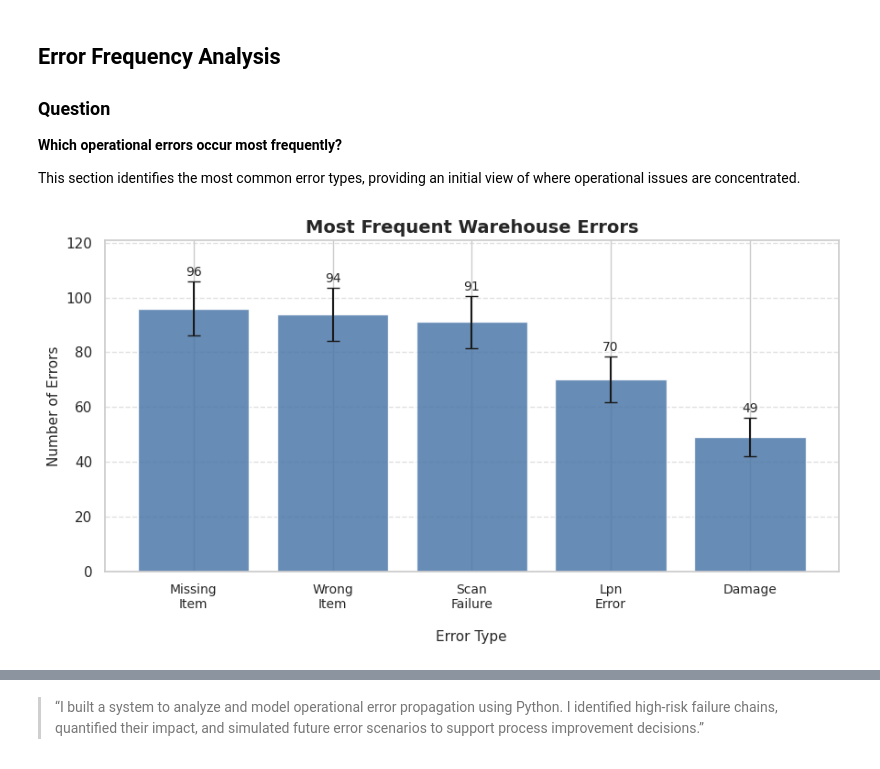
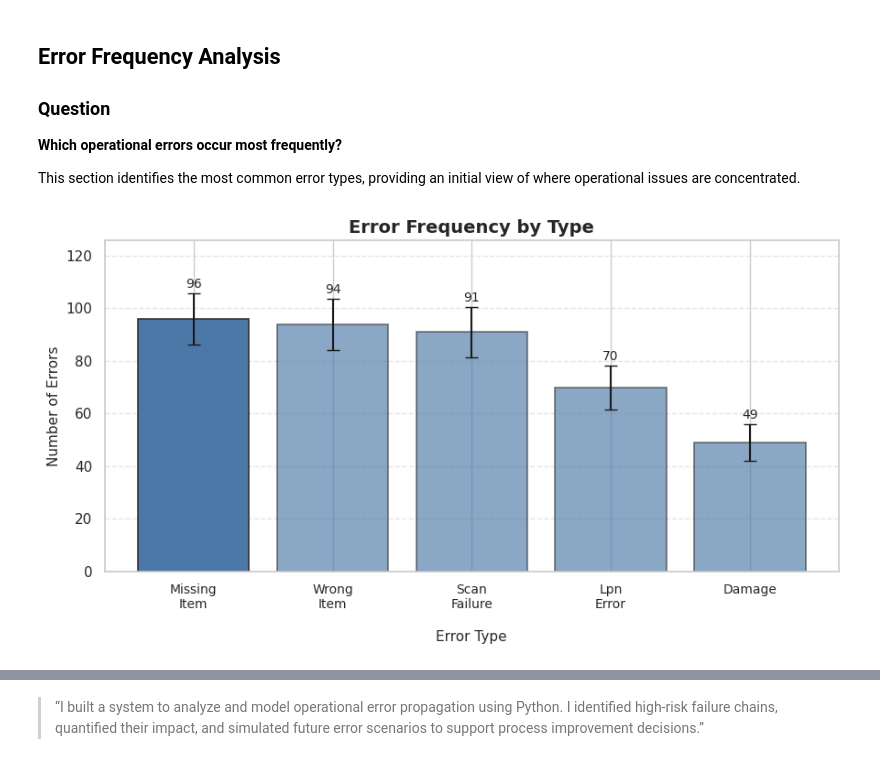
Before and after one commit to aesquivel94/operational-error-analyzer, a Jupyter notebook: warehouse_operational_error_analysis.ipynb, the cells around one changed output, grey strips where cells are left out. Cells and saved outputs as stored; diff of their text form; code cells hidden in the pictures.

```diff
--- a/warehouse_operational_error_analysis.ipynb
+++ b/warehouse_operational_error_analysis.ipynb
@@ -308,8 +303,8 @@ To ensure consistency, missing values in these fields were replaced with 0, repr
 
 This preprocessing step ensures that the dataset is complete and reliable for further analysis and modeling.
 # %%
-df["error_cost"] = df["error_cost"].fillna(0)
-df["risk_score"] = df["risk_score"].fillna(0)
+#df["error_cost"] = df["error_cost"].fillna(0)
+#df["risk_score"] = df["risk_score"].fillna(0)
 # %% [markdown]
 ## Error Frequency Analysis
 
@@ -320,6 +315,7 @@ This section identifies the most common error types, providing an initial view o
 # %%
 error_counts = df["error_type"].value_counts()
 
+# Format category labels for readability
 def format_label(text):
     words = text.replace("_", " ").title().split()
 
@@ -328,38 +324,56 @@ def format_label(text):
 
     return "\n".join(words)
 
 labels = [format_label(x) for x in error_counts.index]
+
+# Approximate variability for visual context
 error = np.sqrt(error_counts.values)
 
 plt.figure(figsize=(9, 5))
 
 bars = plt.bar(
     labels,
     error_counts.values,
     yerr=error,
     capsize=5,
-    color="#4C78A8",   # colorblind-friendly blue
-    alpha=0.85
+    color="#4C78A8",   # colorblind-friendly palette
+    alpha=0.85,
+    edgecolor="#333333",
+    linewidth=1.2
 )
 
-# Add value labels above the error bars
+# Add value labels above bars
 for i, v in enumerate(error_counts.values):
     plt.text(
         i,
-        v + error[i] + 2,   # bar height + error bar + padding
+        v + error[i] + 2,
         str(v),
         ha="center",
         fontsize=10
     )
 
-plt.title("Most Frequent Warehouse Errors", fontsize=14, weight="bold")
+# Highlight the most frequent error
+max_idx = error_counts.values.argmax()
+
+for i, bar in enumerate(bars):
+    if i == max_idx:
+        bar.set_alpha(1.0)
+    else:
+        bar.set_alpha(0.65)
+
+# Format y-axis labels for readability
+plt.gca().yaxis.set_major_formatter(mtick.StrMethodFormatter("{x:,.0f}"))
+
+plt.title("Error Frequency by Type", fontsize=14, weight="bold")
 plt.ylabel("Number of Errors", fontsize=11)
 plt.xlabel("Error Type", fontsize=11, labelpad=15)
 plt.xticks(fontsize=10)
 
-plt.grid(axis="y", linestyle="--", alpha=0.6)
-plt.ylim(0, max(error_counts.values + error) + 15)
+# Improve readability with horizontal grid lines
+plt.grid(axis="y", linestyle="--", alpha=0.5)
+
+plt.ylim(0, max(error_counts.values + error) + 20)
 plt.tight_layout()
 plt.show()
 # %% [output]
-[figure, old version]
+[figure, new version]
```
Also changed, not shown: parts of 44 cells of this notebook.
